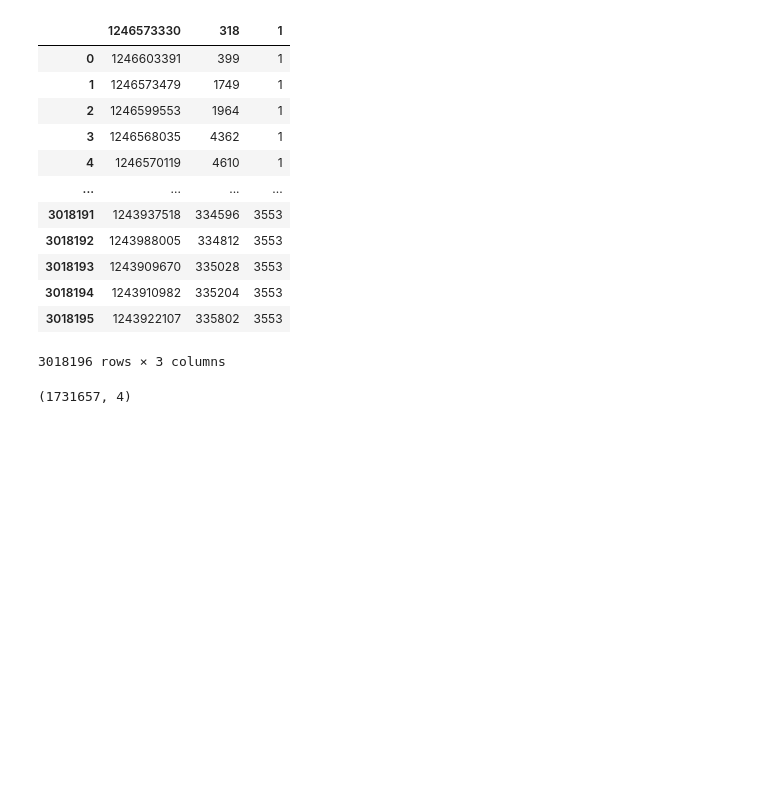
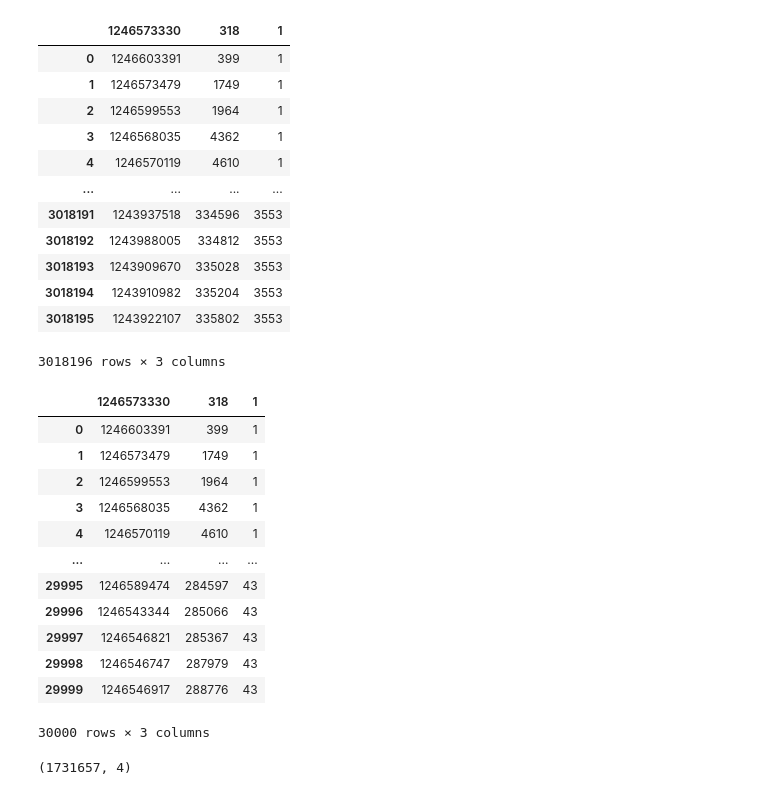
Before and after one commit to Skoyntoyflis/IMINFECTOR, a Jupyter notebook: Data/Digg/healthcare.ipynb, the cells around one changed output. Drawn from its saved outputs; the diff is of its cells as text; code cells hidden in the pictures; blank space fills up the shorter version.

```diff
--- a/Data/Digg/healthcare.ipynb
+++ b/Data/Digg/healthcare.ipynb
@@ -67,9 +67,23 @@ df2
 # %%
 indexes_to_keep = set(range(df2.shape[0])) - set(range(30000,3018196))
 
 df_sliced = df2.take(list(indexes_to_keep))
+df_sliced.to_csv('digg_votes1_sliced.csv',index=False,sep=",",header=False, quoting=1)
 df_sliced
-df_sliced.to_csv('digg_votes1_sliced.csv')
+# %% [output]
+|  | 1246573330 | 318 | 1 |
+| 0 | 1246603391 | 399 | 1 |
+| 1 | 1246573479 | 1749 | 1 |
+| 2 | 1246599553 | 1964 | 1 |
+| 3 | 1246568035 | 4362 | 1 |
+| 4 | 1246570119 | 4610 | 1 |
+| ... | ... | ... | ... |
+| 29995 | 1246589474 | 284597 | 43 |
+| 29996 | 1246543344 | 285066 | 43 |
+| 29997 | 1246546821 | 285367 | 43 |
+| 29998 | 1246546747 | 287979 | 43 |
+| 29999 | 1246546917 | 288776 | 43 |
+30000 rows × 3 columns
 # %%
 df1.shape #show dataframe dimensions
 # df2.shape #show dataframe dimensions
```
Also changed, not shown: parts of 4 cells of this notebook, 23 other files.
